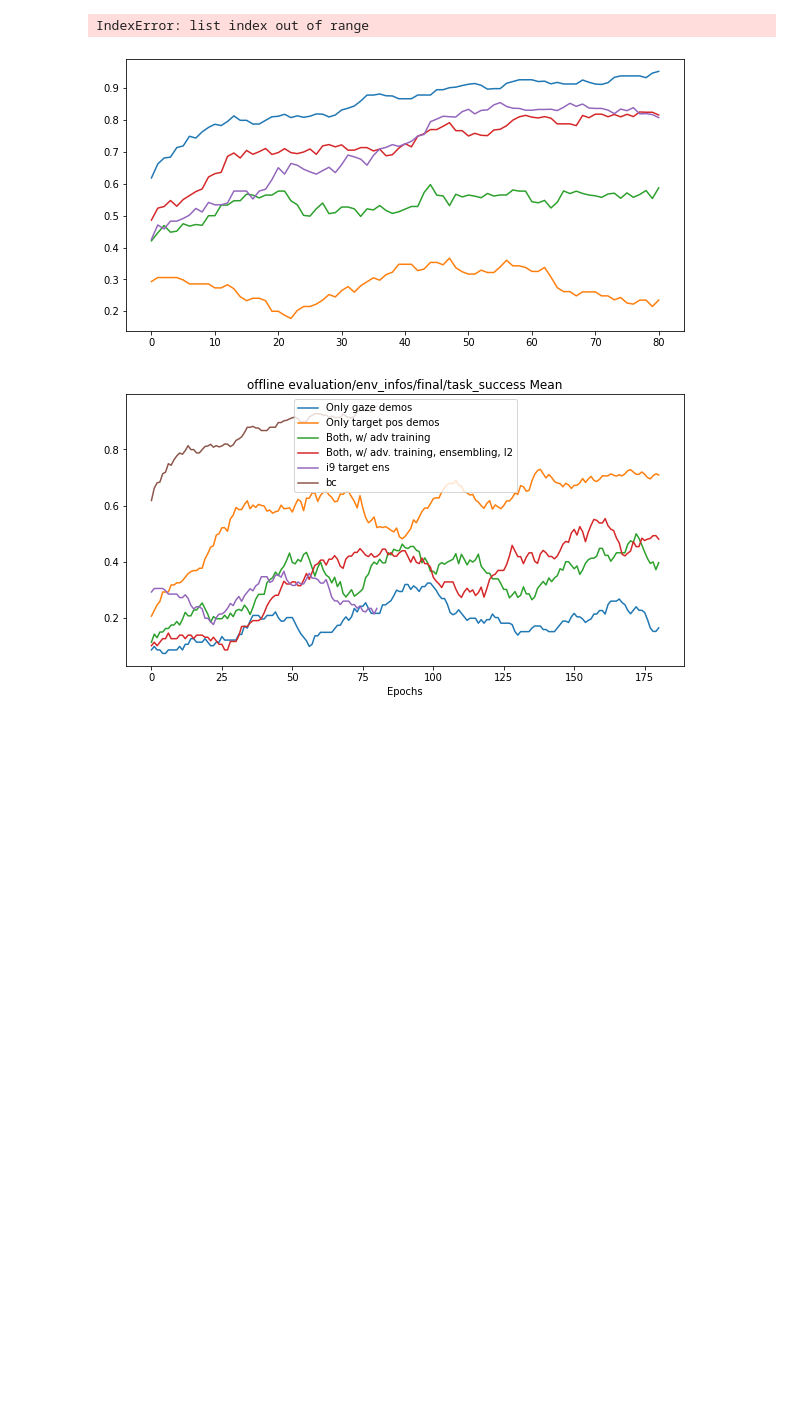
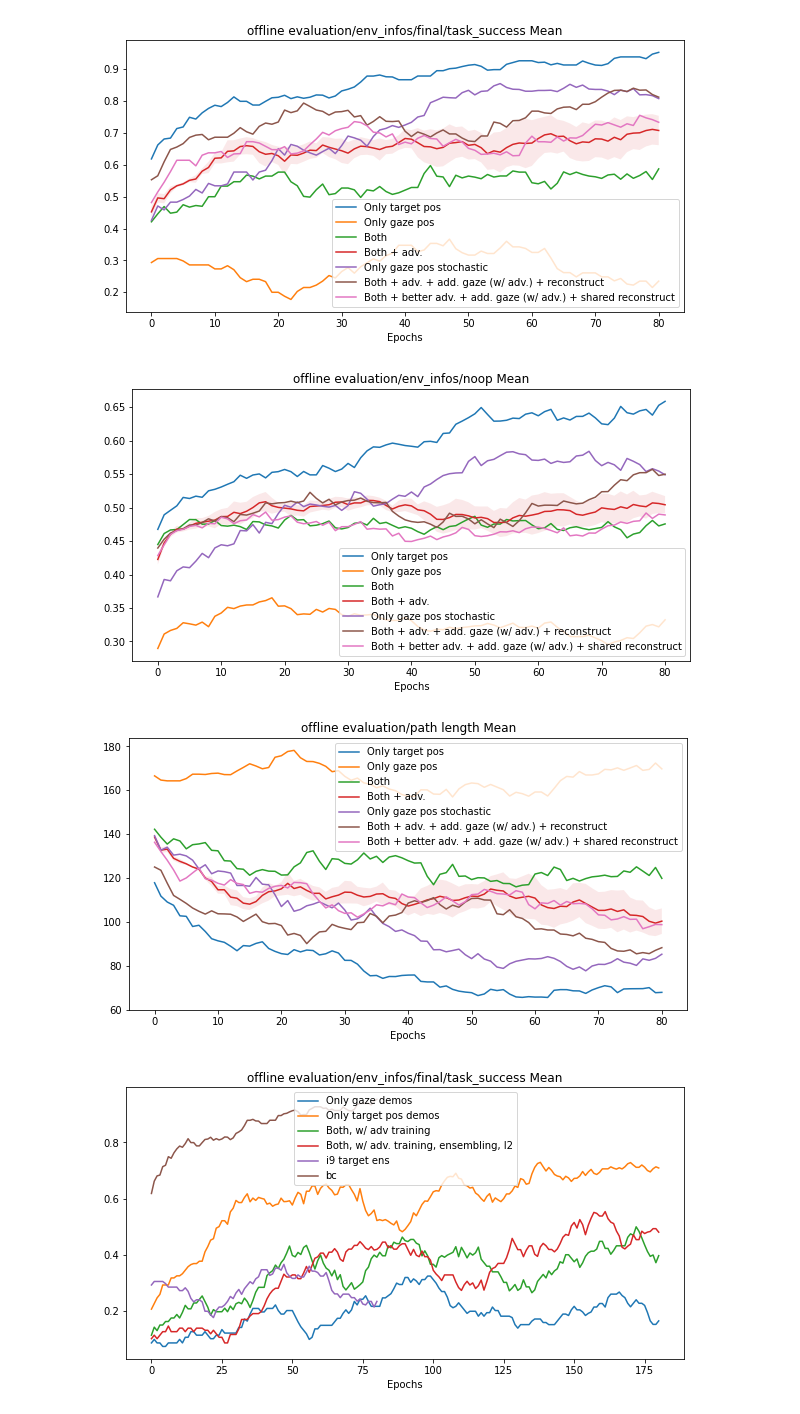
Before and after one commit to 00schen/CursorControl, a Jupyter notebook: image/Untitled1.ipynb, the cells around one changed output. Drawn from its saved outputs; the diff is of its cells as text; code cells hidden in the pictures; blank space fills up the shorter version.

```diff
--- a/image/Untitled1.ipynb
+++ b/image/Untitled1.ipynb
@@ -147,39 +147,42 @@ dfs = bc_dfs
 # i16 = [16], 'i15 no ens'
 # i17 = [17], 'i15 64 enc/dec'
 
 
 # i18 = [18], 'i13 + 1 reconstruct'
 # i19 = [19], 'i18 64 enc/dec'
 # i20 = [20], 'Both w/ adv training, add. gaze'#'i19 no ens'
 # i21 = [21], 'i20 w/ pseudo kl'
 # i22 = [22], 'i20 small var'
 # i25 = [25], 'i20 all gaze' # 'i20 additional gaze'
 # i26 = [26], 'i20 reconstruct only rl'
 
 # i27 = [27], 'i10 additional gaze'
 # i28 = [28], 'i20 fixed'
 # i29 = [29], 'i22 fixed'
 # i30 = [30], 'i4 fixed additional'
 # i31 = [31], 'Both w/ adv training, add. gaze w/ adv'#'i24 fixed'
 # i32 = [32], 'i31 no reconstruct'
 # i33 = [33], 'i25 fixed'
 # i34 = [34], 'i26 fixed'
 
 i0 = [0], 'Only target pos'
 i1 = [1], 'Only gaze pos'
 i2 = [2], 'Both'
-i3 = [3], 'Both + adv.'
+i3 = [3, 8, 9], 'Both + adv.'
 i4 = [4], 'Only gaze pos stochastic'
 i5 = [5], 'Both + adv. + add. gaze (w/ adv.)'
-i6 = [8], 'Both + adv. + add. gaze (w/ adv.) + reconstruct' # 6, 7
-# i7 = [7], 'Both + adv. + add. gaze (w/o adv.) + reconstruct'
+i6 = [6], 'Both + adv. + add. gaze (w/ adv.) + reconstruct' # 6, 7
+i7 = [7], 'Both + adv. + add. gaze (w/ adv.) + reconstruct .5'
+i8 = [10], 'Both + better adv. + add. gaze (w/ adv.) + shared reconstruct'
 
-index_sets = [i0, i1, i2, i3, i4, i6]
+
+index_sets = [i0, i1, i2, i3, i4, i6, i8]
 window = 20
 plot(bc_dfs)
 # %% [output]
-IndexError: list index out of range
-[figure, old version]
+[figure, new version]
+[figure, added]
+[figure, added]
 # %%
 sparse_tests = ['sparse-mixed/']
 
```
Also changed, not shown: 3 other files.
